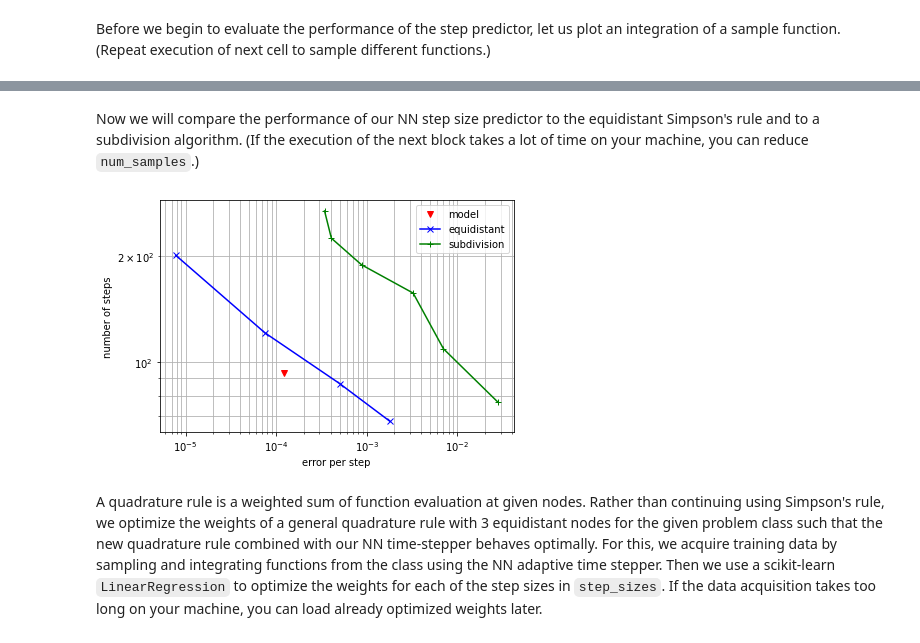
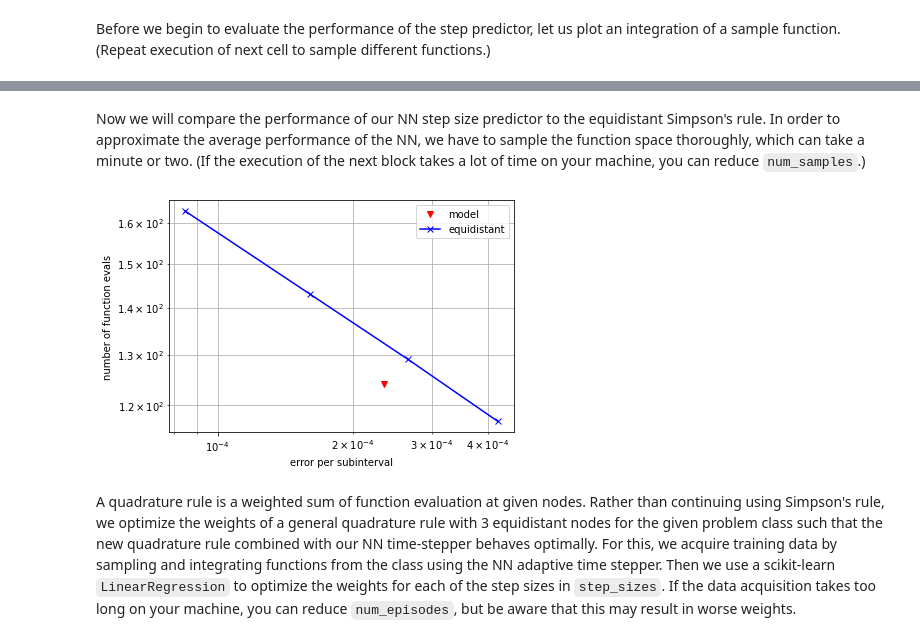
Before and after one commit to lueckem/quadrature-ML, a Jupyter notebook: quadrature.ipynb, the cells around one changed output, grey strips where cells are left out. Cells and saved outputs as stored; diff of their text form; code cells hidden in the pictures.

```diff
--- a/quadrature.ipynb
+++ b/quadrature.ipynb
@@ -33,6 +38,6 @@ from adaptive.predictor import PredictorQ
 from adaptive.build_models import build_value_model
 
 predictor = PredictorQ(step_sizes=step_sizes,
-                       model=build_value_model(dim_state=nodes_per_step, dim_action=dim_action, memory=memory),
+                       model=build_value_model(dim_state=dim_state, dim_action=dim_action, memory=memory),
                        scaler=scaler)
 # %% [markdown]
@@ -170,0 +172,17 @@ Predictor evals: 63
+# %%
+from adaptive.comparison import integrate_env
+
+env.reset(integrator)
+_, evals, _, errors = integrate_env(predictor, integrator, env, x0=t0, x1=t1)
+
+# plot the time-stepping
+from adaptive.plots import plot_trajectory_quad
+fig, ax = plot_trajectory_quad(nodes=env.nodes,
+                                f=env.fun,
+                                errors=env.errors,
+                                deltas=env.deltas,
+                                error_tolerance=env.error_tol,
+                                figsize=(8, 8),
+                                linewidth=1.5,
+                                axislabelsize=15,
+                                ticklabelsize=10)
@@ -171,67 +191,51 @@ Predictor evals: 63
 # %% [markdown]
-Now we will compare the performance of our NN step size predictor to the equidistant Simpson's rule and to a subdivision algorithm. (If the execution of the next block takes a lot of time on your machine, you can reduce `num_samples`.)
+Now we will compare the performance of our NN step size predictor to the equidistant Simpson's rule. In order to approximate the average performance of the NN, we have to sample the function space thoroughly, which can take a minute or two. (If the execution of the next block takes a lot of time on your machine, you can reduce `num_samples`.)
 # %%
-num_samples = 500 # number of functions to sample from the class
+num_samples = 300  # number of functions to sample from the class
 
 # performance NN
 errors = []
 evals = []
 for i in range(num_samples):
-    env.reset()
-    _, num_evals, _, err = integrate_env(predictor, integrator, env, x0, x1)
+    env.reset(integrator)
+    _, _, _, err = integrate_env(predictor, integrator, env, t0, t1)
     errors.append(np.mean(err))
-    evals.append(num_evals)
+    evals.append((len(env.nodes) - 1) * 2 + 1)
 
 perf_model = np.array([np.mean(errors), np.mean(evals)])
 
 # performance equidistant
-from adaptive.adapt_simps import Simps  # equidistant composite Simpson's rule
-step_s = np.linspace(0.1, 0.3, 4)  # step sizes for equidistant Simpson's rule
+from adaptive.predictor import PredictorConst  # predictor that always chooses step size h (equidistant)
+step_s = np.linspace(0.25, 0.35, 4)  # step sizes for equidistant Simpson's rule
 perf_eq = []
 
 for h in step_s:
-    errors = []
-    for _ in range(num_samples):
-        env.reset()
-        simp = Simps(env.fun, x0, x1)
-        _, error_simps_step = simp(step_size=h, stepwise_error=True)
-        errors.append(np.mean(error_simps_step))
-    perf_eq.append([np.mean(errors), (x1 - x0) / h + 1])
-perf_eq = np.array(perf_eq)
-
-# performance subdivision method
-from adaptive.adapt_simps import AdaptSimpsConstEvals  # subdivision method with fixed number of evaluations
-nevals = [75, 108, 155, 186, 223, 268]  # different numbers of function evaluations
-perf_sub = []
-
-for neval in nevals:
+    predictor_const = PredictorConst(h)
     errors = []
     evals = []
     for _ in range(num_samples):
-        env.reset()
-        asr = AdaptSimpsConstEvals(env.fun, x0, x1)
-        asr(neval)
-        stepwise_errors = asr.stepwise_errors
-        errors.append(np.mean(stepwise_errors))
-        evals.append(asr.evals)
-    perf_sub.append([np.mean(errors), np.mean(evals)])
-perf_sub = np.array(perf_sub)
+        env.reset(integrator)
+        _, _, _, err = integrate_env(predictor_const, integrator, env, t0, t1)
+        errors.append(np.mean(err))
+        evals.append((len(env.nodes) - 1) * 2 + 1)
+
+    perf_eq.append([np.mean(errors), np.mean(evals)])
+perf_eq = np.array(perf_eq)
 
 # plot results
 from matplotlib import pyplot as plt
 plt.loglog(perf_model[0], perf_model[1], 'rv', label='model')
 plt.loglog(perf_eq[:, 0], perf_eq[:, 1], 'bx-', label='equidistant')
-plt.loglog(perf_sub[:, 0], perf_sub[:, 1], 'g+-', label='subdivision')
 plt.legend()
-plt.xlabel('error per step')
-plt.ylabel('number of steps')
+plt.xlabel('error per subinterval')
+plt.ylabel('number of function evals')
 plt.grid(which='both')
 plt.tight_layout()
 plt.show()
 # %% [output]
-[figure, old version]
+[figure, new version]
 # %% [markdown]
 A quadrature rule is a weighted sum of function evaluation at given nodes. Rather than continuing using Simpson's rule, we optimize the weights of a general quadrature rule with 3 equidistant nodes for the given problem class such that the new quadrature rule combined with our NN time-stepper behaves optimally.
-For this, we acquire training data by sampling and integrating functions from the class using the NN adaptive time stepper. Then we use a scikit-learn `LinearRegression` to optimize the weights for each of the step sizes in `step_sizes`. If the data acquisition takes too long on your machine, you can load already optimized weights later.
+For this, we acquire training data by sampling and integrating functions from the class using the NN adaptive time stepper. Then we use a scikit-learn `LinearRegression` to optimize the weights for each of the step sizes in `step_sizes`. If the data acquisition takes too long on your machine, you can reduce `num_episodes`, but be aware that this may result in worse weights.
 # %%
 # acquire training data
```
Also changed, not shown: parts of 23 cells of this notebook, 26 other files.
